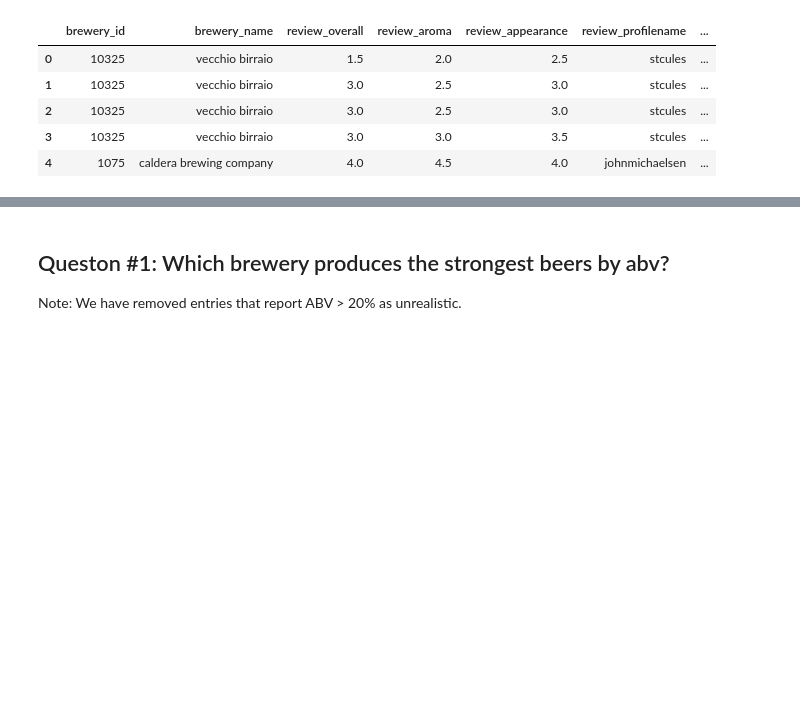
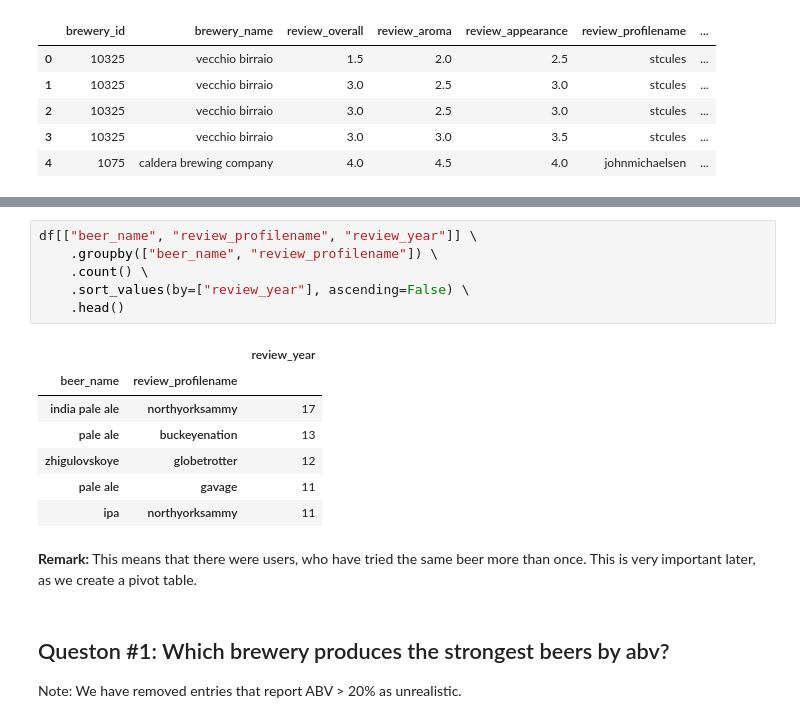
Before and after one commit to OlegZero13/beer-analysis, a Jupyter notebook: notebooks/questions-answering.ipynb, the cells around one changed output, grey strips where cells are left out. Saved outputs shown, nothing was run; the diff lists cells and outputs as text; blank space fills up the shorter version.

```diff
--- a/notebooks/questions-answering.ipynb
+++ b/notebooks/questions-answering.ipynb
@@ -36,3 +38,19 @@ memory usage: 95.6+ MB
+# %%
+df[["beer_name", "review_profilename", "review_year"]] \
+    .groupby(["beer_name", "review_profilename"]) \
+    .count() \
+    .sort_values(by=["review_year"], ascending=False) \
+    .head()
+# %% [output]
+|  |  | review_year |
+| beer_name | review_profilename |  |
+| india pale ale | northyorksammy | 17 |
+| pale ale | buckeyenation | 13 |
+| zhigulovskoye | globetrotter | 12 |
+| pale ale | gavage | 11 |
+| ipa | northyorksammy | 11 |
+# %% [markdown]
+**Remark:** This means that there were users, who have tried the same beer more than once. This is very important later, as we create a pivot table.
 # %% [markdown]
 ## Queston #1: Which brewery produces the strongest beers by abv?
 Note: We have removed entries that report ABV > 20% as unrealistic.
```
Also changed, not shown: parts of 25 cells of this notebook, 3 other files.
